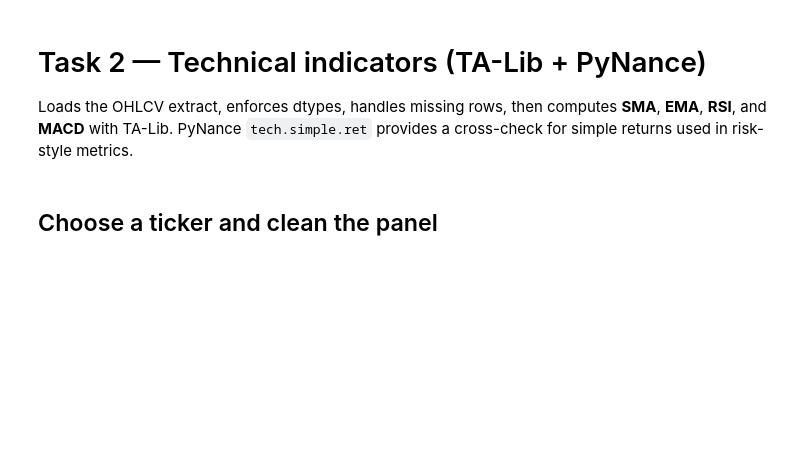
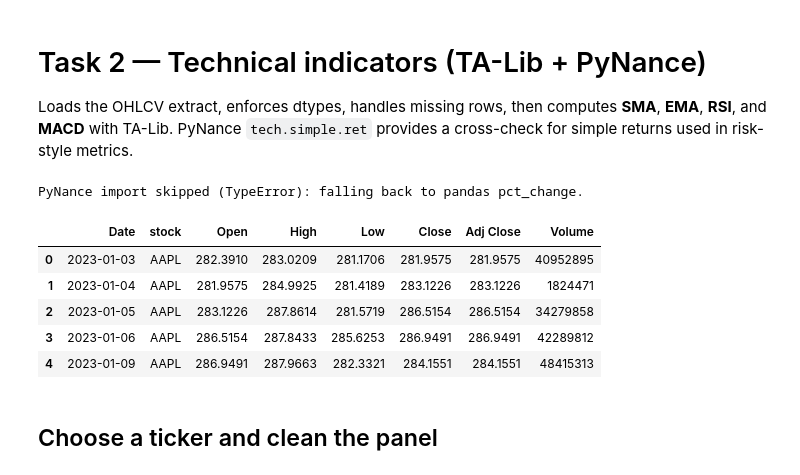
Before and after one commit to rediet-shewarega/predicting-price-moves-news-sentiment-, a Jupyter notebook: notebooks/02_task2_technical_indicators.ipynb, the cells around one changed output. Drawn from its saved outputs; the diff is of its cells as text; code cells hidden in the pictures; blank space fills up the shorter version.

```diff
--- a/notebooks/02_task2_technical_indicators.ipynb
+++ b/notebooks/02_task2_technical_indicators.ipynb
@@ -5,24 +5,38 @@ Loads the OHLCV extract, enforces dtypes, handles missing rows, then computes **
 # %%
 from __future__ import annotations
 
 from pathlib import Path
 
 import matplotlib.pyplot as plt
 import numpy as np
 import pandas as pd
 import seaborn as sns
 import talib
-import pynance.tech.simple as pnts
+
+try:
+    import pynance.tech.simple as pnts
+    PYNANCE_OK = True
+except Exception as _pn_err:
+    print(f"PyNance import skipped ({_pn_err.__class__.__name__}): falling back to pandas pct_change.")
+    PYNANCE_OK = False
 
 sns.set_theme(style="whitegrid")
 plt.rcParams["figure.figsize"] = (11, 8)
 
 ROOT = Path.cwd()
 if ROOT.name == "notebooks":
     ROOT = ROOT.parent
 
 prices = pd.read_csv(ROOT / "data" / "raw" / "stock_prices_sample.csv")
 prices.head()
+# %% [output]
+PyNance import skipped (TypeError): falling back to pandas pct_change.
+|  | Date | stock | Open | High | Low | Close | Adj Close | Volume |
+| 0 | 2023-01-03 | AAPL | 282.3910 | 283.0209 | 281.1706 | 281.9575 | 281.9575 | 40952895 |
+| 1 | 2023-01-04 | AAPL | 281.9575 | 284.9925 | 281.4189 | 283.1226 | 283.1226 | 1824471 |
+| 2 | 2023-01-05 | AAPL | 283.1226 | 287.8614 | 281.5719 | 286.5154 | 286.5154 | 34279858 |
+| 3 | 2023-01-06 | AAPL | 286.5154 | 287.8433 | 285.6253 | 286.9491 | 286.9491 | 42289812 |
+| 4 | 2023-01-09 | AAPL | 286.9491 | 287.9663 | 282.3321 | 284.1551 | 284.1551 | 48415313 |
 # %% [markdown]
 ## Choose a ticker and clean the panel
 # %%
```
Also changed, not shown: parts of 3 cells of this notebook, 1 other file.
